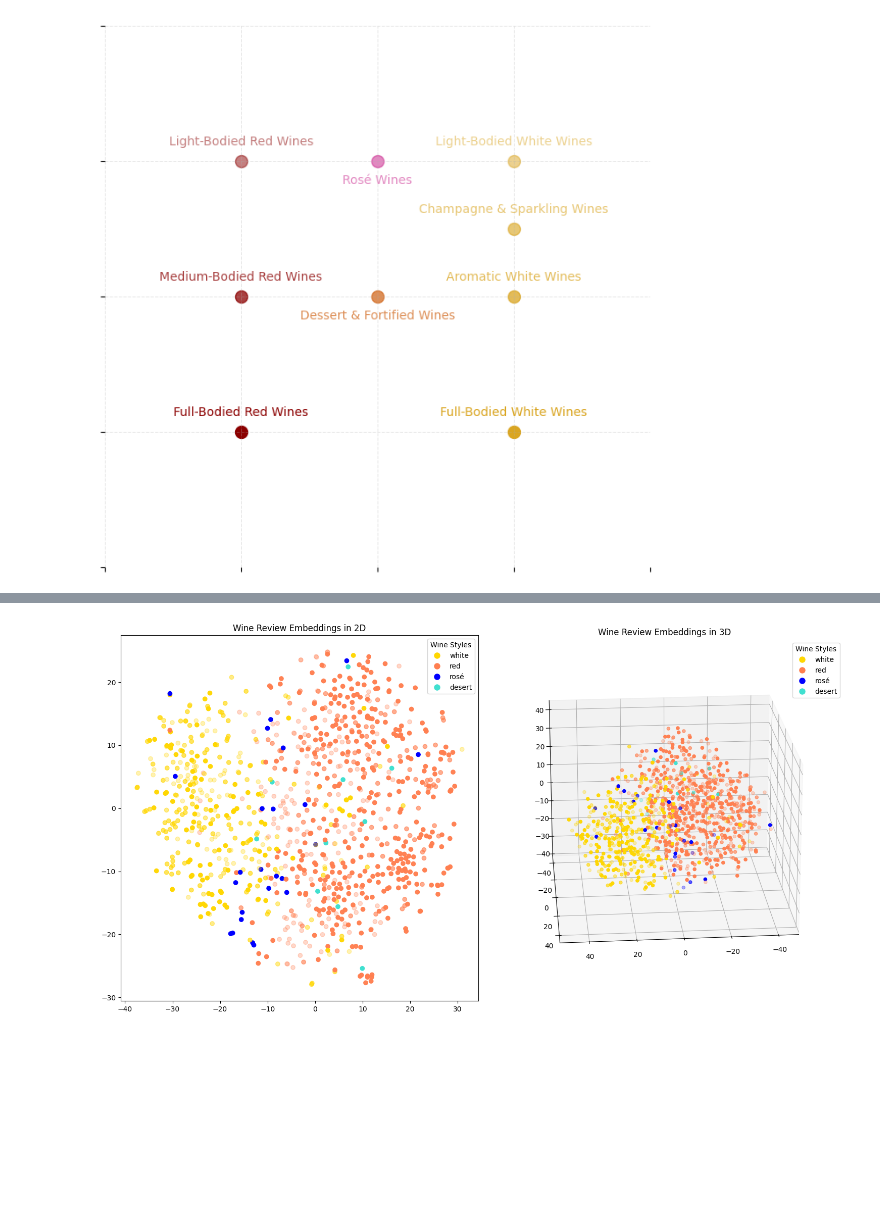
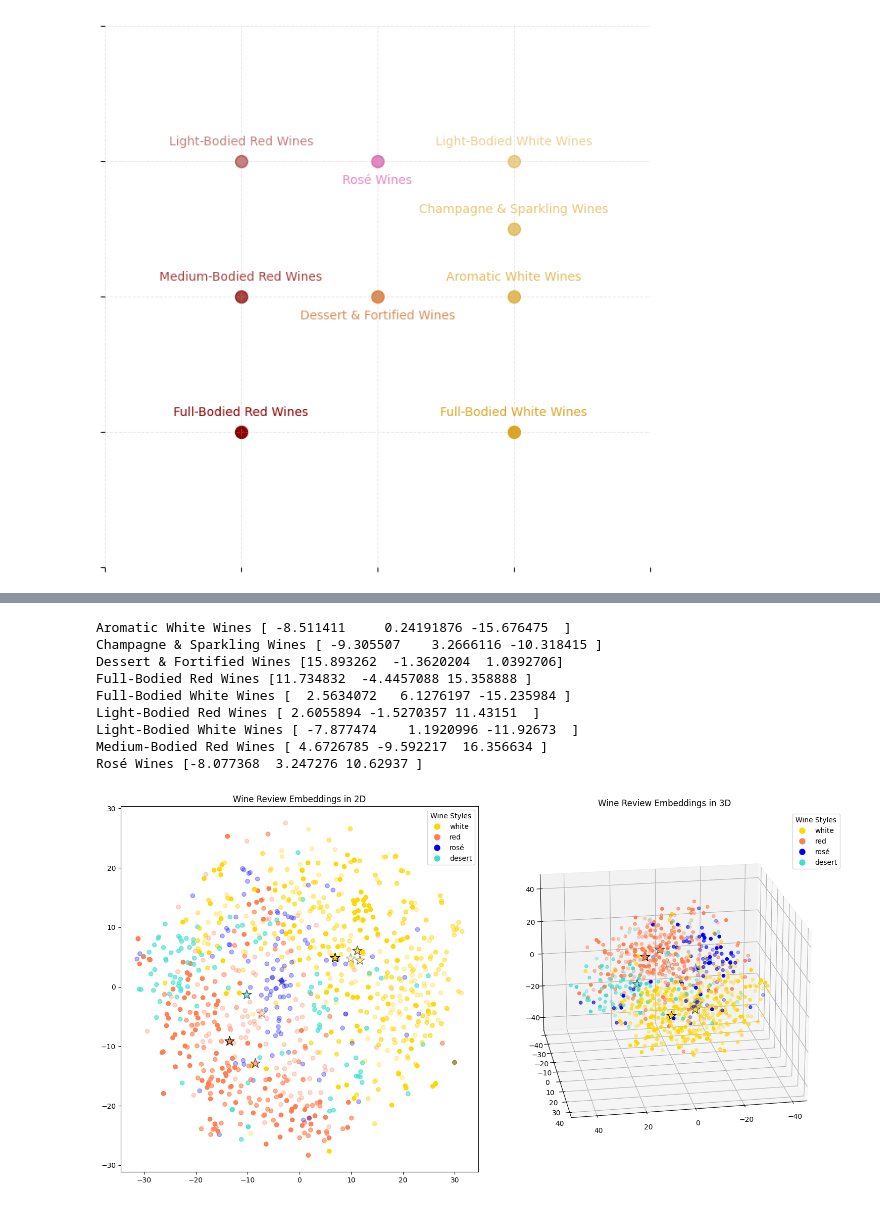
Before and after one commit to isidora00/ML_StudyBuddy, a Jupyter notebook: 03_Wine_Sensory_Properties_Classification.ipynb, the cells around one changed output, grey strips where cells are left out. Cells and saved outputs as stored; diff of their text form; code cells hidden in the pictures; blank space fills up the shorter version.

```diff
--- a/03_Wine_Sensory_Properties_Classification.ipynb
+++ b/03_Wine_Sensory_Properties_Classification.ipynb
@@ -643,50 +659,86 @@ def get_embedding(text, model="text-embedding-3-small"):
     text = text.replace("\n", " ")
     return client.embeddings.create(input = [text], model=model).data[0].embedding
 
-X_train_subset = X_train[:1000]
-y_train_subset = y_train[:1000]
+X_train_subset = X_train[indices]
+y_train_subset = y_train[indices]
 
-# embeddings = [get_embedding(text) for text in X_train_subset]
+# embeddings = []
+# for i in range(0, len(X_train_subset), 100):
+#     batch = X_train_subset[i:i+100]
+#     batch_embeddings = [get_embedding(text) for text in batch]
+#     embeddings.extend(batch_embeddings)
+#     with open("text_embeddings_batches.pck", "wb") as file:
+#         pickle.dump(embeddings, file)
+
 # with open("text_embeddings.pck", "wb") as file:
 #     pickle.dump(embeddings, file)
 
-with open("text_embeddings.pck", "rb") as file:
+with open("text_embeddings_batches.pck", "rb") as file:
     embeddings = pickle.load(file)
+
+embeddings = np.array(embeddings)
 # %%
 from sklearn.manifold import TSNE
 
-embeddings = np.array(embeddings)
+embeddings_ = np.array(embeddings[indices])
 
 tsne_2d = TSNE(n_components=2, random_state=42)
-embeddings_2d = tsne_2d.fit_transform(embeddings)
+embeddings_2d = tsne_2d.fit_transform(embeddings_)
 
 tsne_3d = TSNE(n_components=3, random_state=42)
-embeddings_3d = tsne_3d.fit_transform(embeddings)
+embeddings_3d = tsne_3d.fit_transform(embeddings_)
 
-wine_styles = [wine_positions[category][2] for category in y_train_subset]
-wine_alpha = [0.3 + (-wine_positions[category][1] + 1) / 3 if wine_positions[category][2] in ['white', 'red'] else 1 for category in y_train_subset]
+wine_styles = [wine_positions[category][2] for category in y_subset]
+wine_alpha = [0.3 + (-wine_positions[category][1] + 1) / 3  for category in y_subset]
 plot_colors = {'white': 'gold', 'red': 'coral', 'rosé': 'blue', 'desert': 'turquoise'}
 colors = [plot_colors[style] for style in wine_styles]
 
 fig = plt.figure(figsize=(15, 8))
 
 ax1 = fig.add_subplot(121)
 scatter_2d = ax1.scatter(embeddings_2d[:, 0], embeddings_2d[:, 1], c=colors, alpha=wine_alpha)
 ax1.set_title('Wine Review Embeddings in 2D')
 
 ax2 = fig.add_subplot(122, projection='3d')
 scatter_3d = ax2.scatter(embeddings_3d[:, 0], embeddings_3d[:, 1], embeddings_3d[:, 2], c=colors, alpha=wine_alpha)
 ax2.set_title('Wine Review Embeddings in 3D')
-ax2.view_init(elev=20, azim=85)
+
+
+categories = np.unique(y_train_subset)
+means_3d = dict()
+for category in categories:
+    indices_ = np.where(np.array(y_subset) == category)[0]
+
+    mean_2d = embeddings_2d[indices_].mean(axis=0)
+    mean_3d = embeddings_3d[indices_].mean(axis=0)
+
+    style = wine_positions[category][2]
+    color = plot_colors[style]
+    alpha = 0.3 + (-wine_positions[category][1] + 1) / 3
+
+    ax1.scatter(mean_2d[0], mean_2d[1], c=color, marker='*', s=200, edgecolor='black', alpha=alpha)
+    ax2.scatter(mean_3d[0], mean_3d[1], mean_3d[2], c=color, marker='*', s=200, edgecolor='black', alpha=alpha)
+    print(category, mean_3d)
+    means_3d[category] = mean_3d
+
 
 unique_styles = list(plot_colors.keys())
 handles = [plt.Line2D([0], [0], marker='o', color='w', markerfacecolor=plot_colors[style], markersize=10) for style in unique_styles]
 
 ax1.legend(handles=handles, labels=unique_styles, title='Wine Styles', loc='upper right')
 ax2.legend(handles=handles, labels=unique_styles, title='Wine Styles', loc='upper right')
-
+ax2.view_init(elev=20, azim=80)
 plt.tight_layout()
 plt.show()
 # %% [output]
+Aromatic White Wines [ -8.511411     0.24191876 -15.676475  ]
+Champagne & Sparkling Wines [ -9.305507    3.2666116 -10.318415 ]
+Dessert & Fortified Wines [15.893262  -1.3620204  1.0392706]
+Full-Bodied Red Wines [11.734832  -4.4457088 15.358888 ]
+Full-Bodied White Wines [  2.5634072   6.1276197 -15.235984 ]
+Light-Bodied Red Wines [ 2.6055894 -1.5270357 11.43151  ]
+Light-Bodied White Wines [ -7.877474    1.1920996 -11.92673  ]
+Medium-Bodied Red Wines [ 4.6726785 -9.592217  16.356634 ]
+Rosé Wines [-8.077368  3.247276 10.62937 ]
-[figure, old version]
+[figure, new version]
 # %%
```
Also changed, not shown: parts of 13 cells of this notebook.
